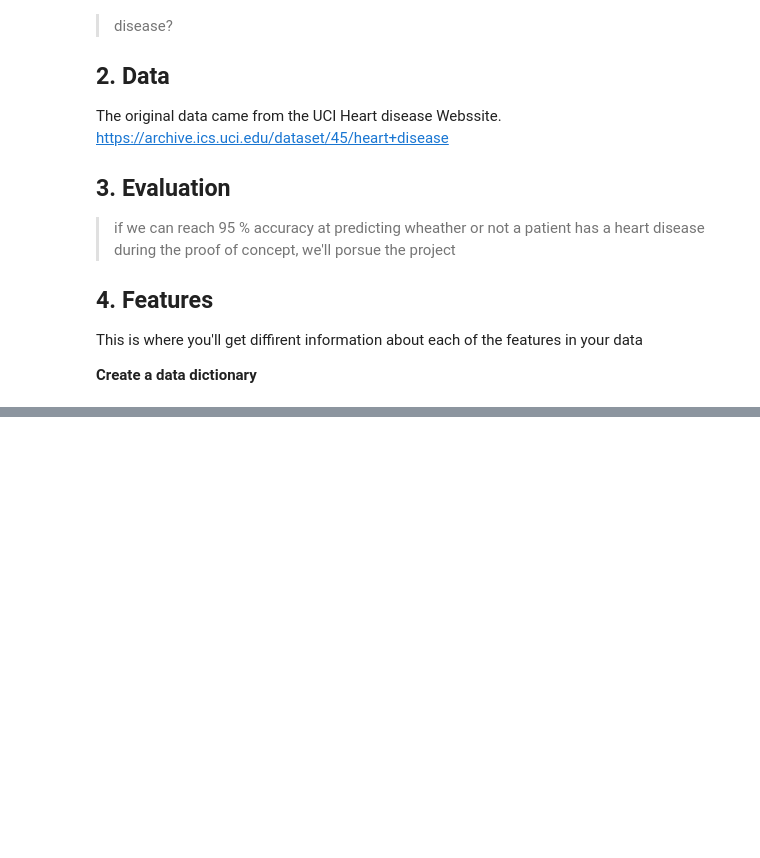
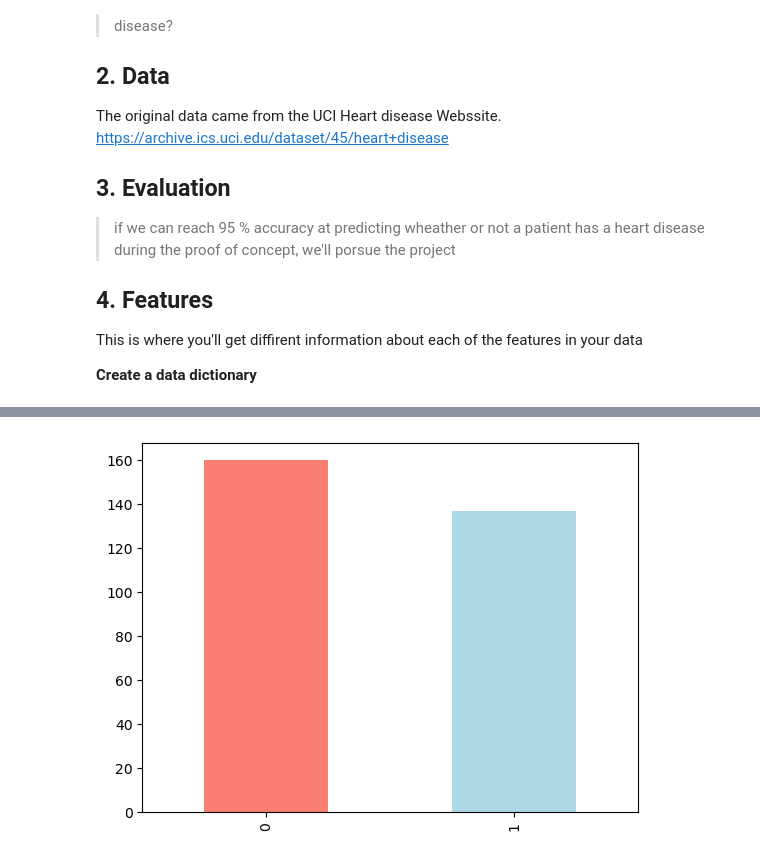
Before and after one commit to dilqvl62/Heart_disease_machine_learning, a Jupyter notebook: Heart-disease-classification.ipynb, the cells around one changed output, grey strips where cells are left out. Saved outputs shown, nothing was run; the diff lists cells and outputs as text; code cells hidden in the pictures; blank space fills up the shorter version.

```diff
--- a/Heart-disease-classification.ipynb
+++ b/Heart-disease-classification.ipynb
@@ -50,3 +50,6 @@ from sklearn.model_selection import RandomizedSearchCV, GridSearchCV
 from sklearn.metrics import confusion_matrix, classification_report
 from sklearn.metrics import precision_score, recall_score, f1_score
 from sklearn.metrics import RocCurveDisplay
+# %%
+heart_disease_df = pd.read_csv("heart_cleveland_upload.csv")
+heart_disease_df.shape
@@ -52,0 +76,5 @@ from sklearn.metrics import RocCurveDisplay
+# %%
+# Checking the target variable using plot
+heart_disease_df["condition"].value_counts().plot(kind = "bar", color = ["salmon", "lightblue"]);
+# %% [output]
+[figure, added]
```
Also changed, not shown: parts of 10 cells of this notebook.
